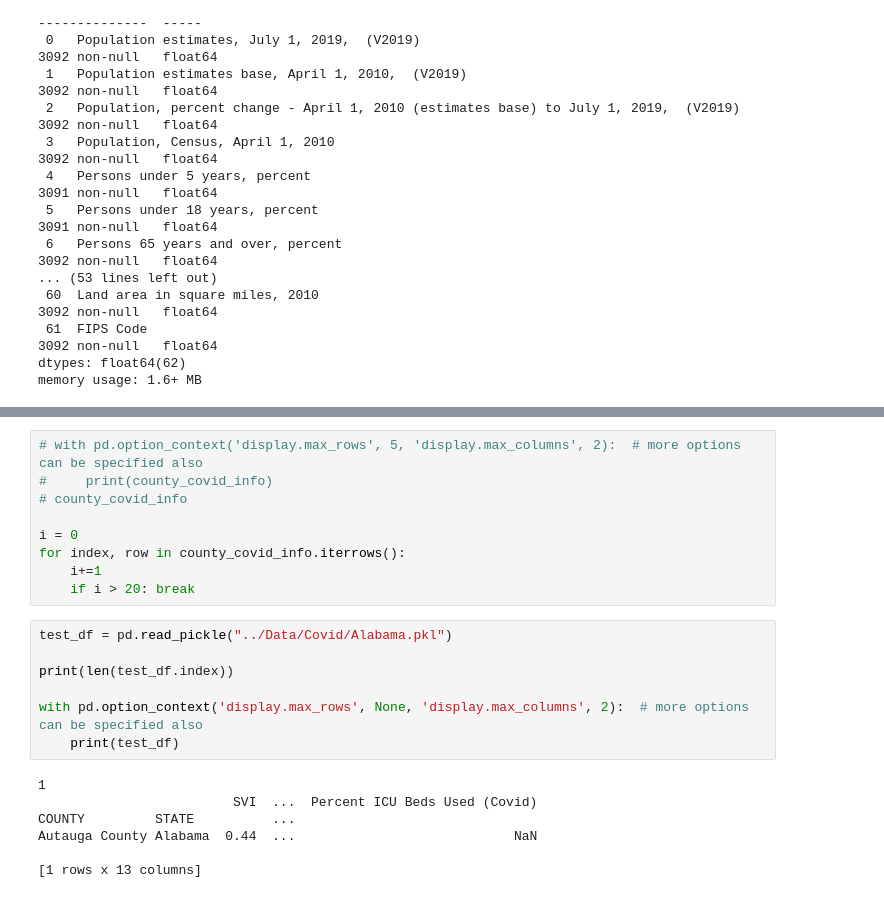
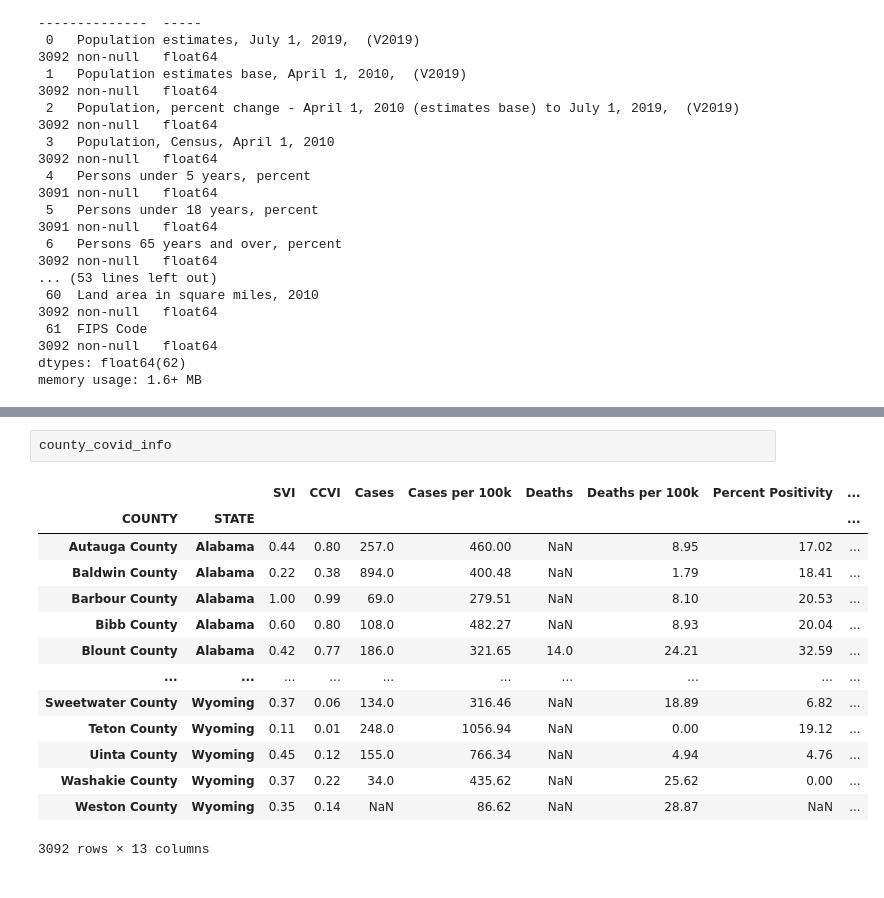
Before and after one commit to nkinnaird/CountyCovidIndexing, a Jupyter notebook: code/combineDataFrames.ipynb, the cells around one changed output, grey strips where cells are left out. Drawn from its saved outputs; the diff is of its cells as text.

```diff
--- a/code/combineDataFrames.ipynb
+++ b/code/combineDataFrames.ipynb
@@ -98,23 +83,17 @@ Percent ICU Beds Used (Covid)
-# %%
-# with pd.option_context('display.max_rows', 5, 'display.max_columns', 2):  # more options can be specified also
-#     print(county_covid_info)
-# county_covid_info
-
-i = 0
-for index, row in county_covid_info.iterrows():
-    i+=1
-    if i > 20: break
-# %%
-test_df = pd.read_pickle("../Data/Covid/Alabama.pkl")
-
-print(len(test_df.index))
-
-with pd.option_context('display.max_rows', None, 'display.max_columns', 2):  # more options can be specified also
-    print(test_df)
-# %% [output]
-1
-                         SVI  ...  Percent ICU Beds Used (Covid)
-COUNTY         STATE          ...
-Autauga County Alabama  0.44  ...                            NaN
-
-[1 rows x 13 columns]
+# %%
+county_covid_info
+# %% [output]
+|  |  | SVI | CCVI | Cases | Cases per 100k | Deaths | Deaths per 100k | Percent Positivity | ... |
+| COUNTY | STATE |  |  |  |  |  |  |  | ... |
+| Autauga County | Alabama | 0.44 | 0.80 | 257.0 | 460.00 | NaN | 8.95 | 17.02 | ... |
+| Baldwin County | Alabama | 0.22 | 0.38 | 894.0 | 400.48 | NaN | 1.79 | 18.41 | ... |
+| Barbour County | Alabama | 1.00 | 0.99 | 69.0 | 279.51 | NaN | 8.10 | 20.53 | ... |
+| Bibb County | Alabama | 0.60 | 0.80 | 108.0 | 482.27 | NaN | 8.93 | 20.04 | ... |
+| Blount County | Alabama | 0.42 | 0.77 | 186.0 | 321.65 | 14.0 | 24.21 | 32.59 | ... |
+| ... | ... | ... | ... | ... | ... | ... | ... | ... | ... |
+| Sweetwater County | Wyoming | 0.37 | 0.06 | 134.0 | 316.46 | NaN | 18.89 | 6.82 | ... |
+| Teton County | Wyoming | 0.11 | 0.01 | 248.0 | 1056.94 | NaN | 0.00 | 19.12 | ... |
+| Uinta County | Wyoming | 0.45 | 0.12 | 155.0 | 766.34 | NaN | 4.94 | 4.76 | ... |
+| Washakie County | Wyoming | 0.37 | 0.22 | 34.0 | 435.62 | NaN | 25.62 | 0.00 | ... |
+| Weston County | Wyoming | 0.35 | 0.14 | NaN | 86.62 | NaN | 28.87 | NaN | ... |
+3092 rows × 13 columns
```
Also changed, not shown: parts of 11 cells of this notebook, 6 other files.
